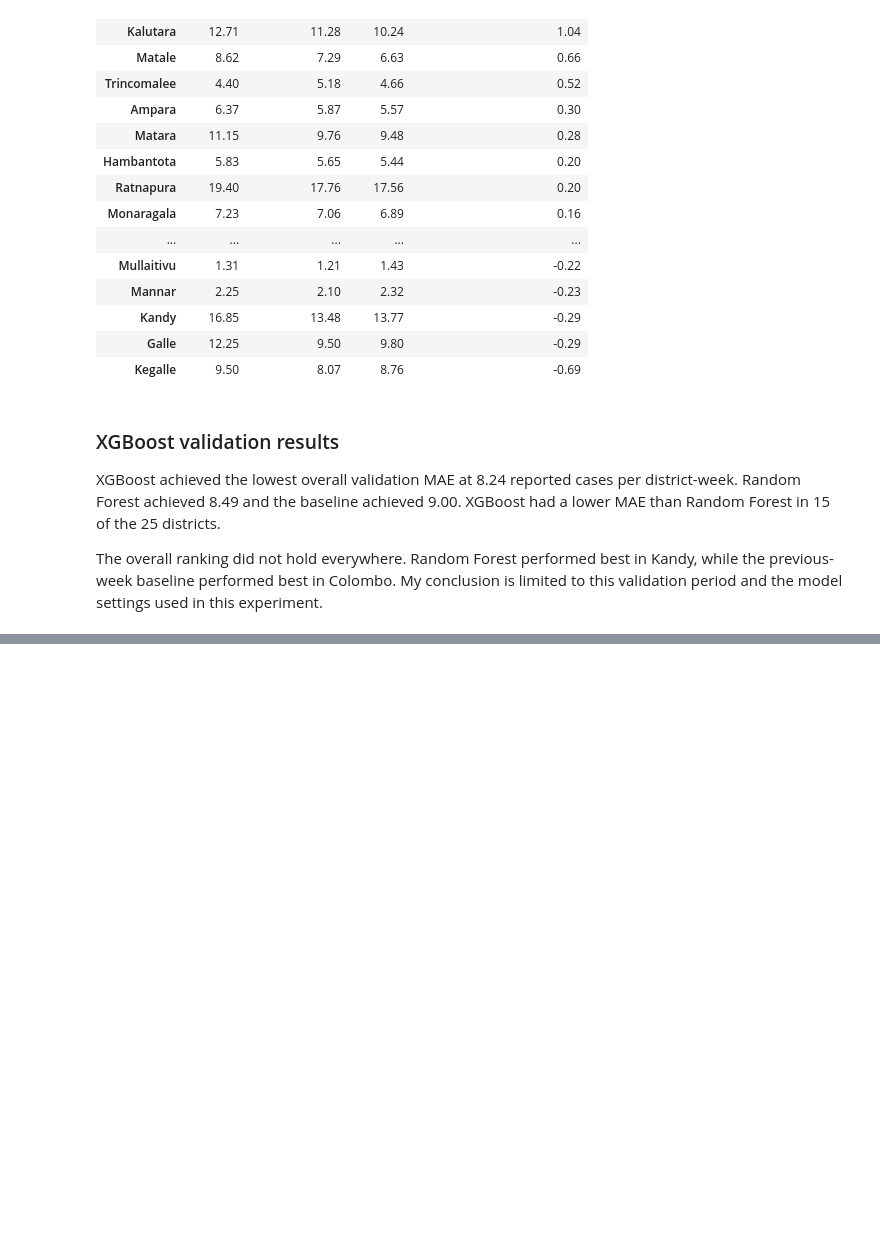
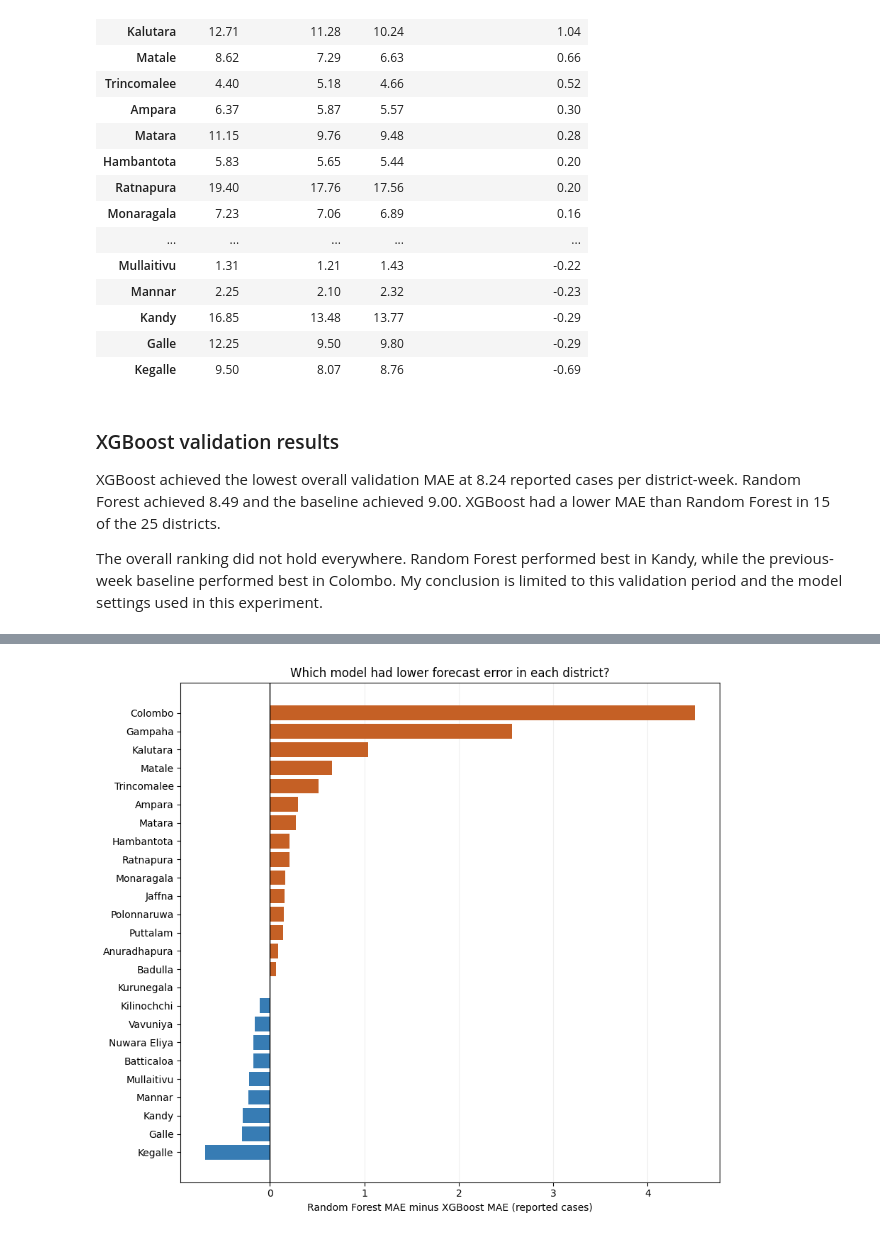
Before and after one commit to Vithu-29/sri-lanka-dengue-forecast, a Jupyter notebook: notebooks/01_explore_dengue_data.ipynb, the cells around one changed output, grey strips where cells are left out. Saved outputs shown, nothing was run; the diff lists cells and outputs as text; code cells hidden in the pictures; blank space fills up the shorter version.

```diff
--- a/notebooks/01_explore_dengue_data.ipynb
+++ b/notebooks/01_explore_dengue_data.ipynb
@@ -488,0 +574,21 @@ used in this experiment.
+# %%
+gain = (district_mae["Random Forest"] - district_mae["XGBoost"]).sort_values()
+
+bar_colors = [
+    model_colors["XGBoost"] if value >= 0 else model_colors["Random Forest"]
+    for value in gain
+]
+
+fig, ax = plt.subplots(figsize=(9, 8))
+ax.barh(gain.index, gain, color=bar_colors)
+ax.axvline(0, color="black", linewidth=1)
+
+ax.set_title("Which model had lower forecast error in each district?")
+ax.set_xlabel("Random Forest MAE minus XGBoost MAE (reported cases)")
+ax.grid(axis="x", alpha=0.2)
+ax.set_axisbelow(True)
+
+fig.tight_layout()
+plt.show()
+# %% [output]
+[figure, added]
```
Also changed, not shown: parts of 5 cells of this notebook.
